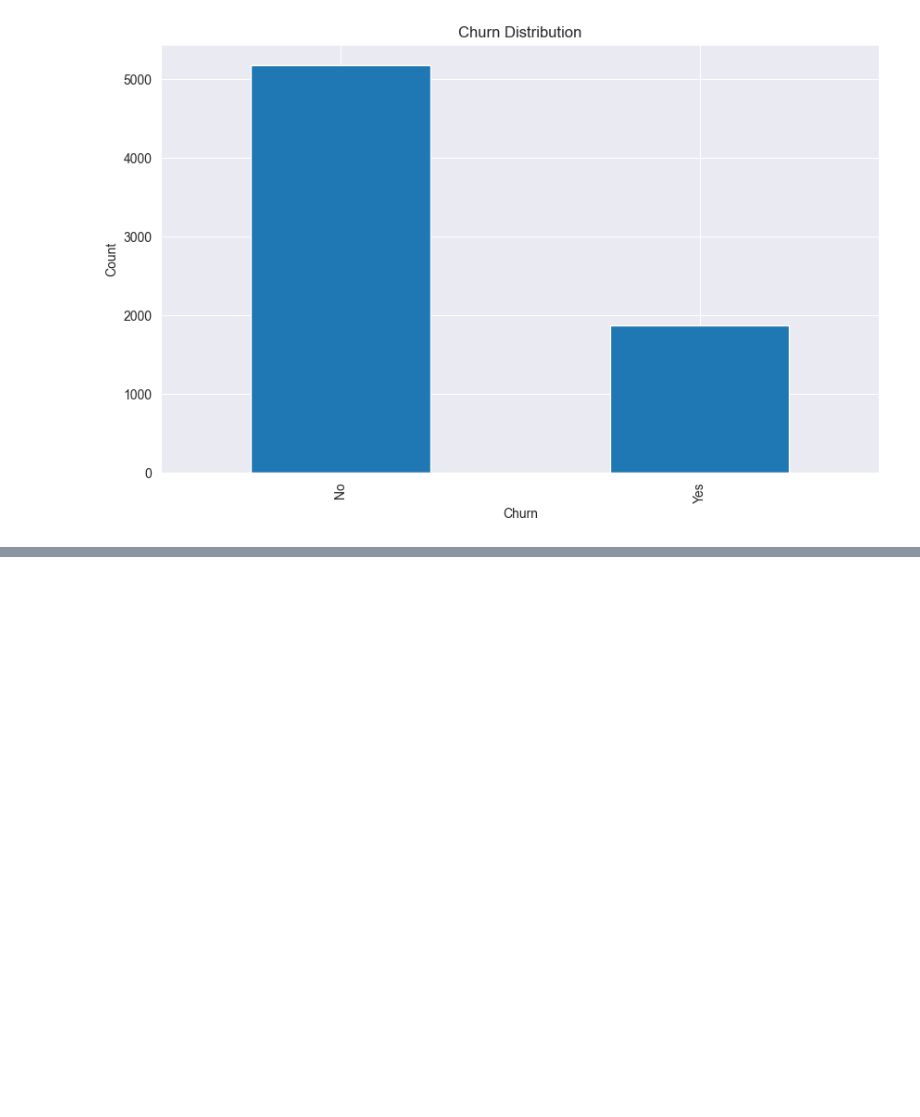
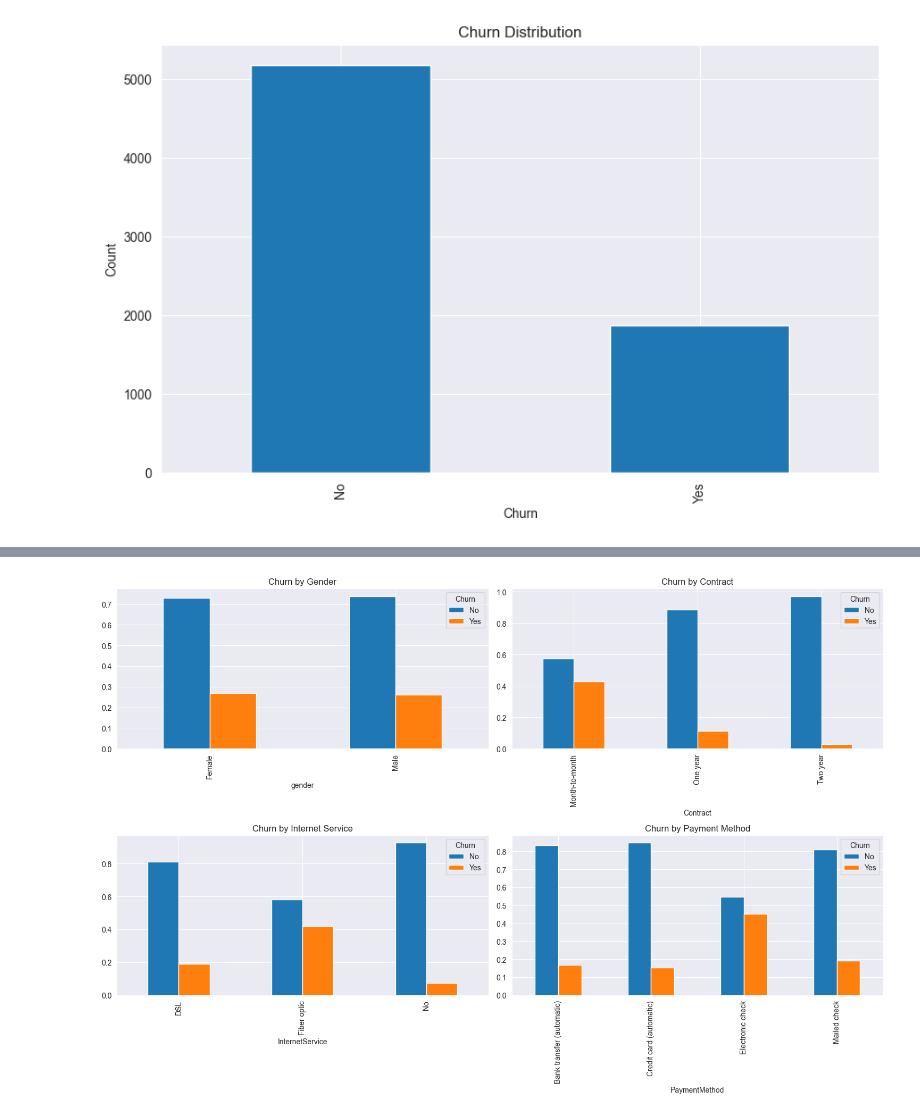
Before and after one commit to arosharandew/Machine-learning, a Jupyter notebook: data_exploration.ipynb, the cells around one changed output, grey strips where cells are left out. Drawn from its saved outputs; the diff is of its cells as text; code cells hidden in the pictures; blank space fills up the shorter version.

```diff
--- a/data_exploration.ipynb
+++ b/data_exploration.ipynb
@@ -102,0 +150,19 @@ plt.show()
+# %%
+fig, axes = plt.subplots(2, 2, figsize=(15, 10))
+
+df.groupby('gender')['Churn'].value_counts(normalize=True).unstack().plot(kind='bar', ax=axes[0,0])
+axes[0,0].set_title('Churn by Gender')
+
+df.groupby('Contract')['Churn'].value_counts(normalize=True).unstack().plot(kind='bar', ax=axes[0,1])
+axes[0,1].set_title('Churn by Contract')
+
+df.groupby('InternetService')['Churn'].value_counts(normalize=True).unstack().plot(kind='bar', ax=axes[1,0])
+axes[1,0].set_title('Churn by Internet Service')
+
+df.groupby('PaymentMethod')['Churn'].value_counts(normalize=True).unstack().plot(kind='bar', ax=axes[1,1])
+axes[1,1].set_title('Churn by Payment Method')
+
+plt.tight_layout()
+plt.show()
+# %% [output]
+[figure, added]
```
Also changed, not shown: parts of 7 cells of this notebook.
